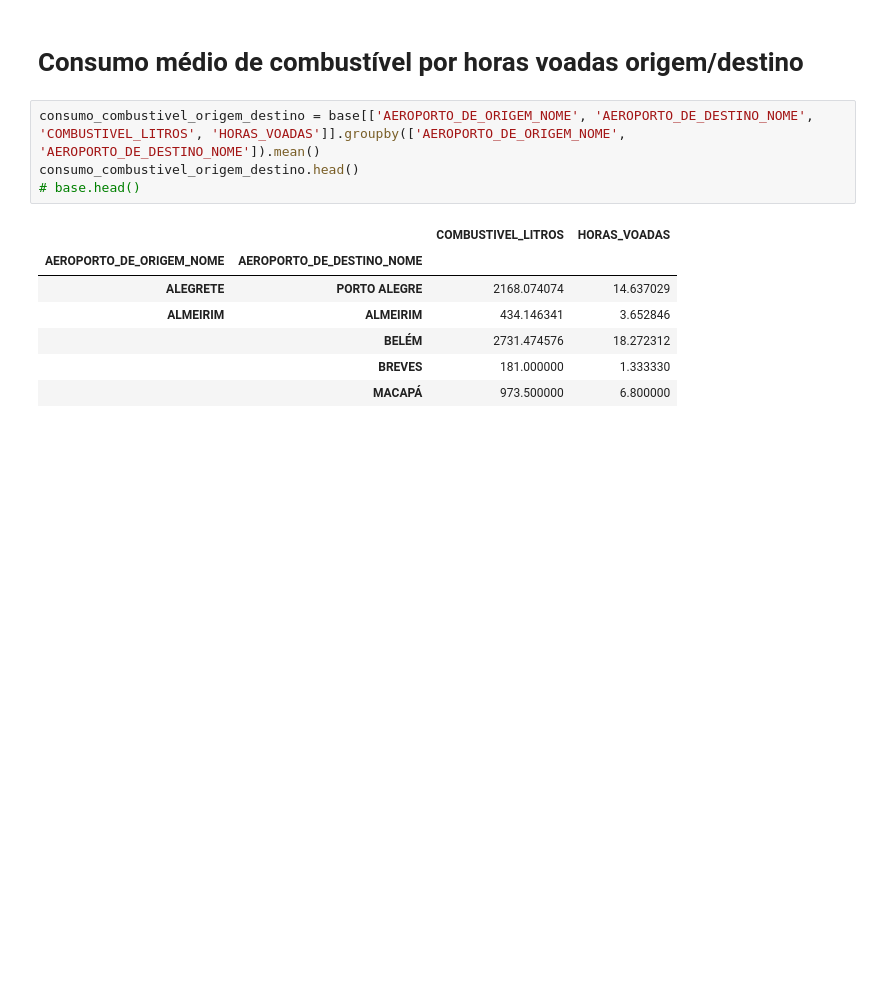
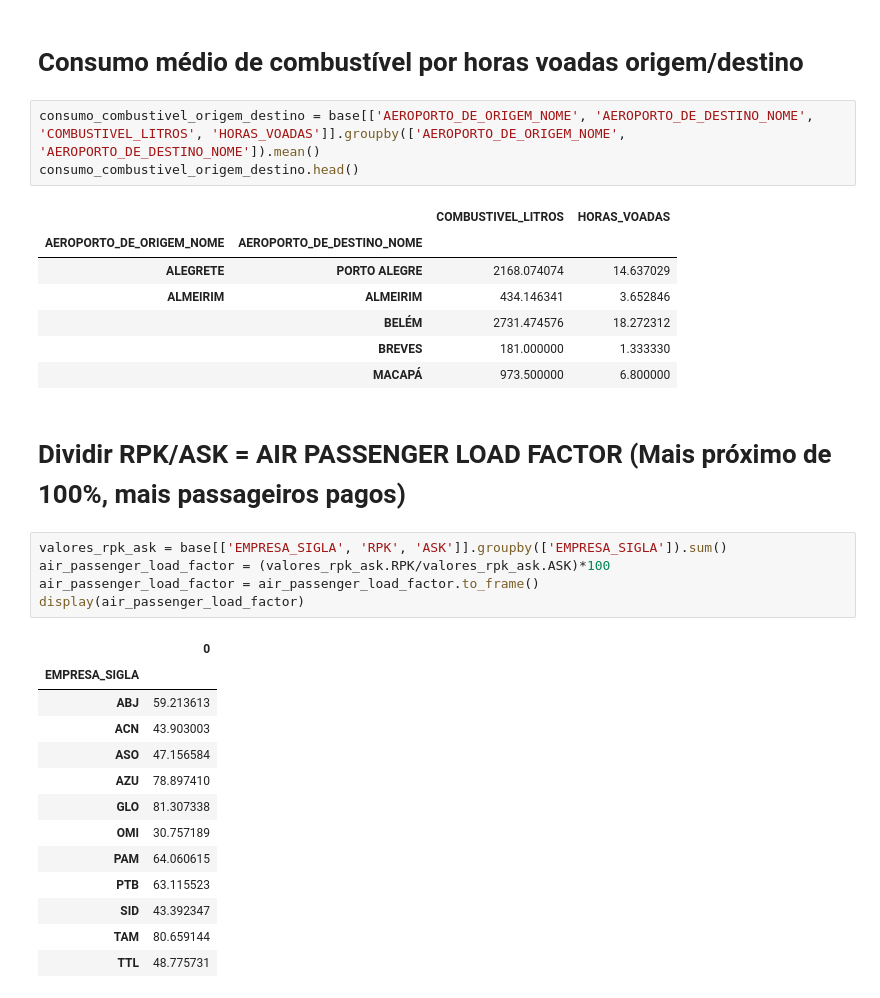
Before and after one commit to lgmro/analise_dados_big_data, a Jupyter notebook: Analise_Descritiva.ipynb, the cells around one changed output. Drawn from its saved outputs; the diff is of its cells as text; blank space fills up the shorter version.

Commit message:
Removing unecessary columns and lines and adding air passenger load factor metric

```diff
--- a/Analise_Descritiva.ipynb
+++ b/Analise_Descritiva.ipynb
@@ -220,7 +249,6 @@ display(consumo_combustivel)
 # %%
 consumo_combustivel_origem_destino = base[['AEROPORTO_DE_ORIGEM_NOME', 'AEROPORTO_DE_DESTINO_NOME', 'COMBUSTIVEL_LITROS', 'HORAS_VOADAS']].groupby(['AEROPORTO_DE_ORIGEM_NOME', 'AEROPORTO_DE_DESTINO_NOME']).mean()
 consumo_combustivel_origem_destino.head()
-# base.head()
 # %% [output]
 |  |  | COMBUSTIVEL_LITROS | HORAS_VOADAS |
 | AEROPORTO_DE_ORIGEM_NOME | AEROPORTO_DE_DESTINO_NOME |  |  |
@@ -229,3 +257,24 @@ consumo_combustivel_origem_destino.head()
 |  | BELÉM | 2731.474576 | 18.272312 |
 |  | BREVES | 181.000000 | 1.333330 |
 |  | MACAPÁ | 973.500000 | 6.800000 |
+# %% [markdown]
+# Dividir RPK/ASK = AIR PASSENGER LOAD FACTOR (Mais próximo de 100%, mais passageiros pagos)
+# %%
+valores_rpk_ask = base[['EMPRESA_SIGLA', 'RPK', 'ASK']].groupby(['EMPRESA_SIGLA']).sum()
+air_passenger_load_factor = (valores_rpk_ask.RPK/valores_rpk_ask.ASK)*100
+air_passenger_load_factor = air_passenger_load_factor.to_frame()
+display(air_passenger_load_factor)
+# %% [output]
+|  | 0 |
+| EMPRESA_SIGLA |  |
+| ABJ | 59.213613 |
+| ACN | 43.903003 |
+| ASO | 47.156584 |
+| AZU | 78.897410 |
+| GLO | 81.307338 |
+| OMI | 30.757189 |
+| PAM | 64.060615 |
+| PTB | 63.115523 |
+| SID | 43.392347 |
+| TAM | 80.659144 |
+| TTL | 48.775731 |
```
Also changed, not shown: parts of 11 cells of this notebook, 1 other file.
